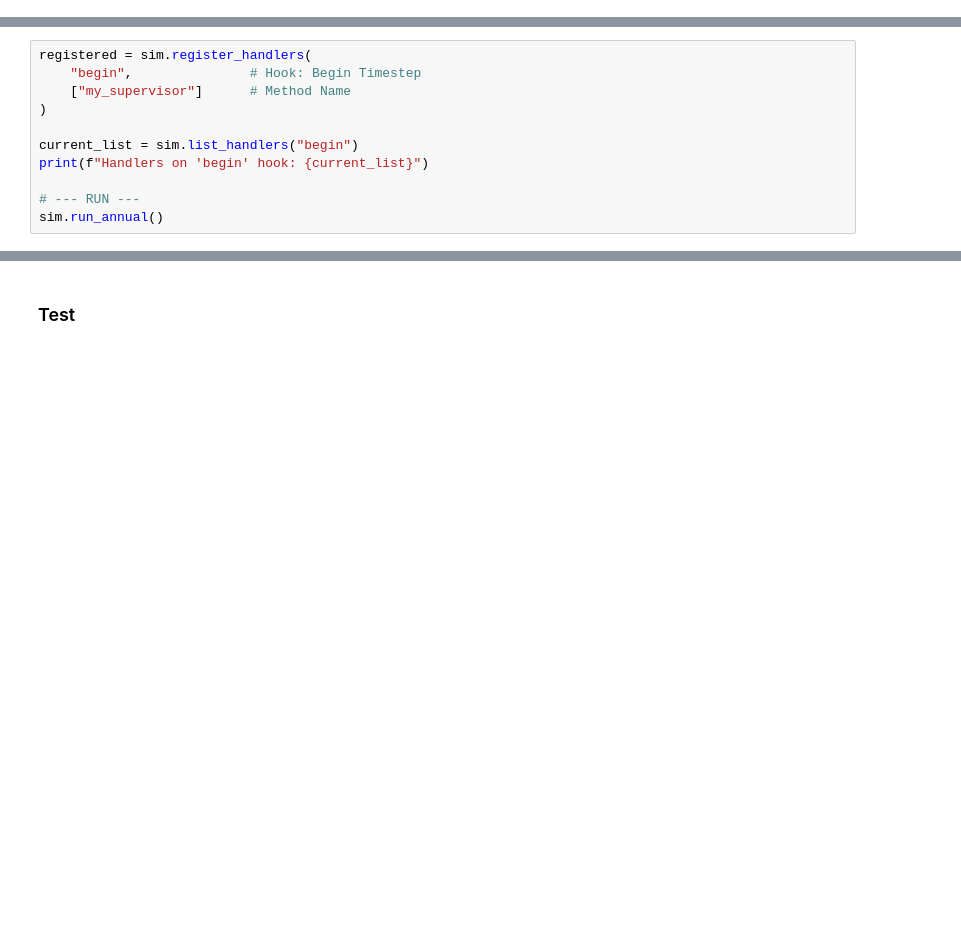
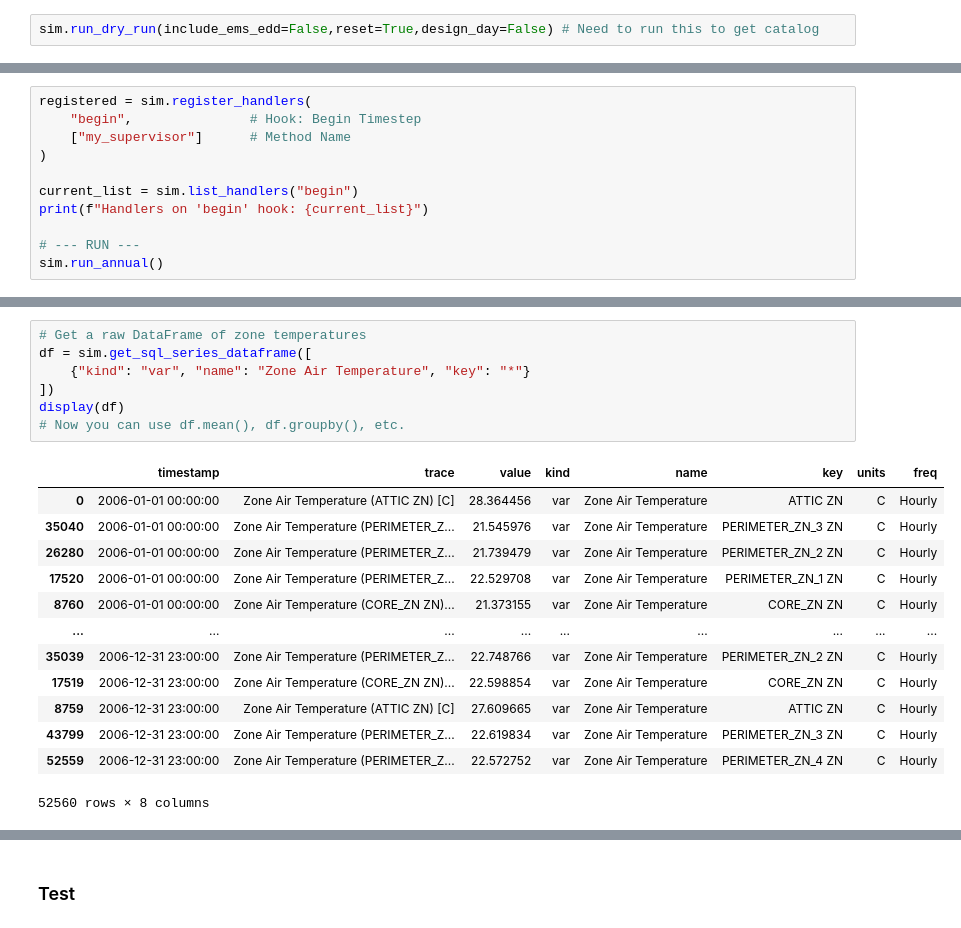
Before and after one commit to mugalan/energy-plus-utility, a Jupyter notebook: energyplus-utility.ipynb, the cells around one changed output, grey strips where cells are left out. Drawn from its saved outputs; the diff is of its cells as text; blank space fills up the shorter version.

```diff
--- a/energyplus-utility.ipynb
+++ b/energyplus-utility.ipynb
@@ -82,0 +92,2 @@ Model set: IDF='/simulation/eplus_out/MultizoneOffice.idf', EPW='/simulation/epl
+# %%
+sim.run_dry_run(include_ems_edd=False,reset=True,design_day=False) # Need to run this to get catalog
@@ -199,0 +463,21 @@ print(object)
+# %%
+# Get a raw DataFrame of zone temperatures
+df = sim.get_sql_series_dataframe([
+    {"kind": "var", "name": "Zone Air Temperature", "key": "*"}
+])
+display(df)
+# Now you can use df.mean(), df.groupby(), etc.
+# %% [output]
+|  | timestamp | trace | value | kind | name | key | units | freq |
+| 0 | 2006-01-01 00:00:00 | Zone Air Temperature (ATTIC ZN) [C] | 28.364456 | var | Zone Air Temperature | ATTIC ZN | C | Hourly |
+| 35040 | 2006-01-01 00:00:00 | Zone Air Temperature (PERIMETER_Z... | 21.545976 | var | Zone Air Temperature | PERIMETER_ZN_3 ZN | C | Hourly |
+| 26280 | 2006-01-01 00:00:00 | Zone Air Temperature (PERIMETER_Z... | 21.739479 | var | Zone Air Temperature | PERIMETER_ZN_2 ZN | C | Hourly |
+| 17520 | 2006-01-01 00:00:00 | Zone Air Temperature (PERIMETER_Z... | 22.529708 | var | Zone Air Temperature | PERIMETER_ZN_1 ZN | C | Hourly |
+| 8760 | 2006-01-01 00:00:00 | Zone Air Temperature (CORE_ZN ZN)... | 21.373155 | var | Zone Air Temperature | CORE_ZN ZN | C | Hourly |
+| ... | ... | ... | ... | ... | ... | ... | ... | ... |
+| 35039 | 2006-12-31 23:00:00 | Zone Air Temperature (PERIMETER_Z... | 22.748766 | var | Zone Air Temperature | PERIMETER_ZN_2 ZN | C | Hourly |
+| 17519 | 2006-12-31 23:00:00 | Zone Air Temperature (CORE_ZN ZN)... | 22.598854 | var | Zone Air Temperature | CORE_ZN ZN | C | Hourly |
+| 8759 | 2006-12-31 23:00:00 | Zone Air Temperature (ATTIC ZN) [C] | 27.609665 | var | Zone Air Temperature | ATTIC ZN | C | Hourly |
+| 43799 | 2006-12-31 23:00:00 | Zone Air Temperature (PERIMETER_Z... | 22.619834 | var | Zone Air Temperature | PERIMETER_ZN_3 ZN | C | Hourly |
+| 52559 | 2006-12-31 23:00:00 | Zone Air Temperature (PERIMETER_Z... | 22.572752 | var | Zone Air Temperature | PERIMETER_ZN_4 ZN | C | Hourly |
+52560 rows × 8 columns
```
Also changed, not shown: parts of 36 cells of this notebook.
